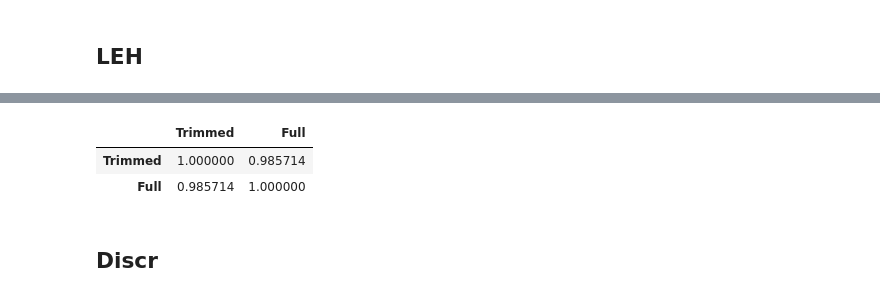
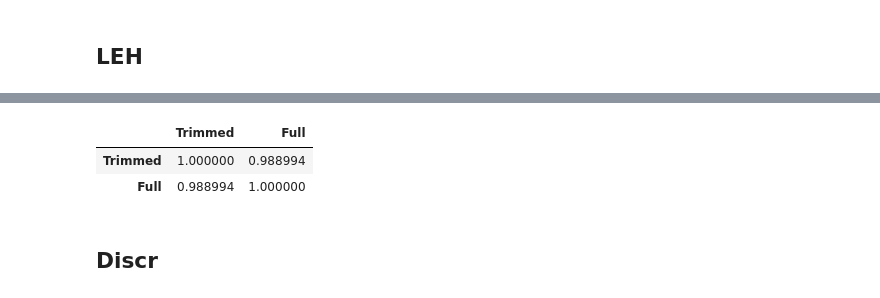
Before and after one commit to nyu-mll/nlu-test-sets, a Jupyter notebook: irt_scripts/trimmed_item_comparison.ipynb, the cells around one changed output, grey strips where cells are left out. Cells and saved outputs as stored; diff of their text form; code cells hidden in the pictures.

```diff
--- a/irt_scripts/trimmed_item_comparison.ipynb
+++ b/irt_scripts/trimmed_item_comparison.ipynb
@@ -741,9 +764,9 @@ rel_diff 0.04985242828403232
 # %%
-combined.loc[:,['Trimmed','Full']].corr(method='spearman')
+combined.loc[:,['Trimmed','Full']].corr(method='pearson')
 # %% [output]
 |  | Trimmed | Full |
-| Trimmed | 1.000000 | 0.985714 |
-| Full | 0.985714 | 1.000000 |
+| Trimmed | 1.000000 | 0.988994 |
+| Full | 0.988994 | 1.000000 |
 # %% [markdown]
 ## Discr
 # %%
```
Also changed, not shown: parts of 22 cells of this notebook, 9 other files.
